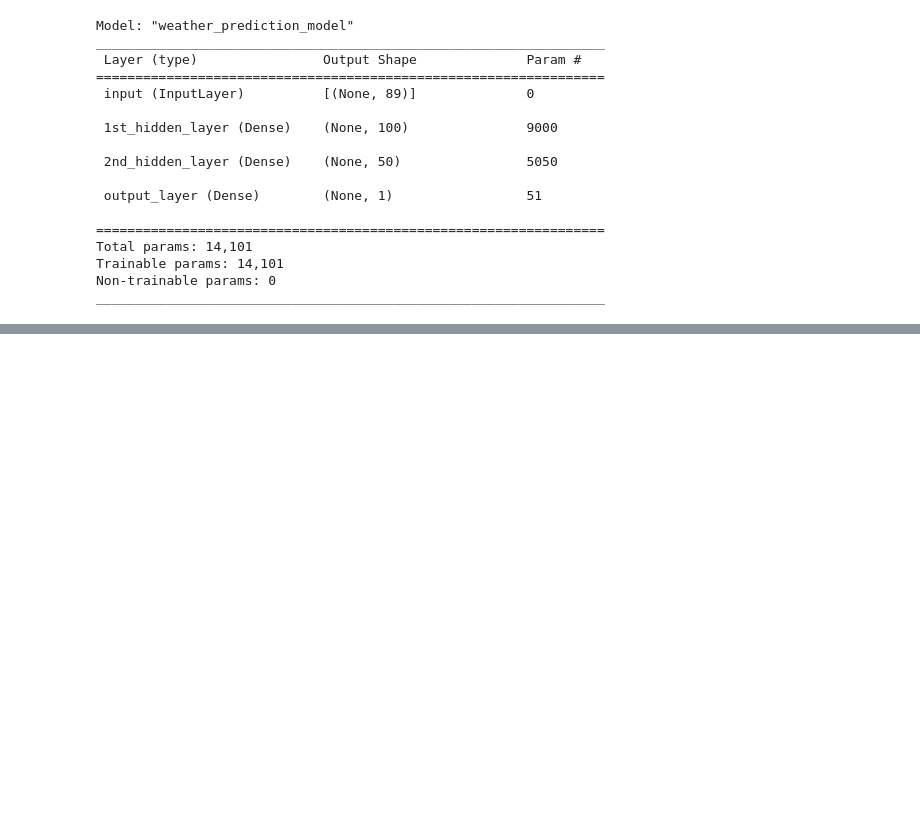
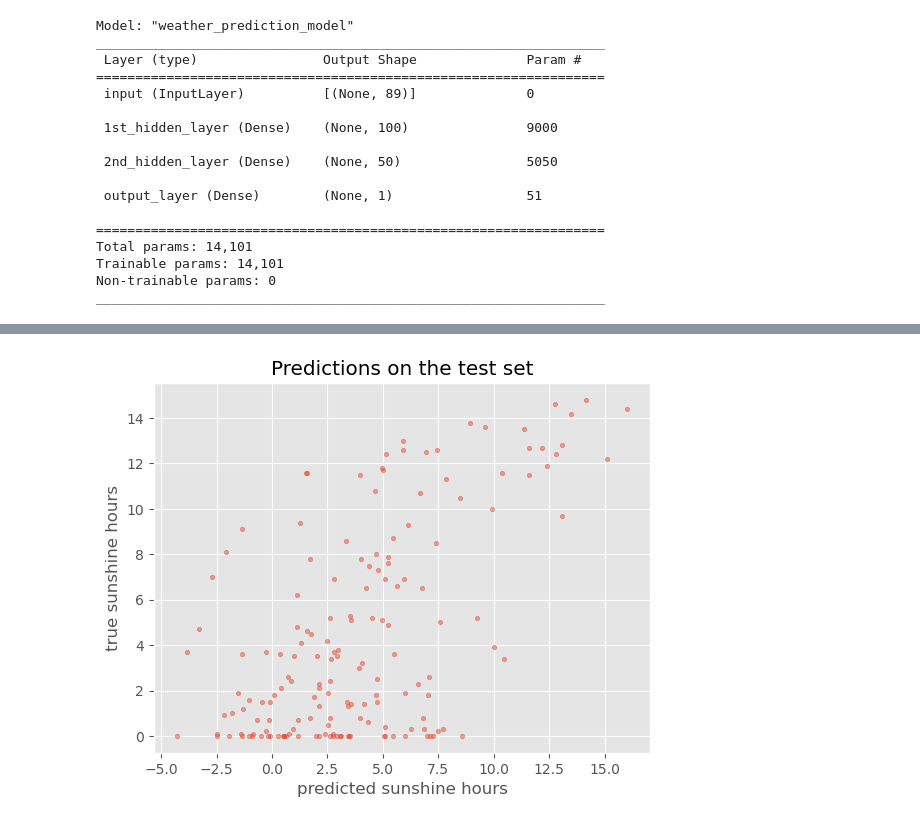
Before and after one commit to esciencecenter-digital-skills/2022-12-05-ds-dl-intro, a Jupyter notebook: files/lesson_3.ipynb, the cells around one changed output, grey strips where cells are left out. Cells and saved outputs as stored; diff of their text form; code cells hidden in the pictures; blank space fills up the shorter version.

```diff
--- a/files/lesson_3.ipynb
+++ b/files/lesson_3.ipynb
@@ -197,0 +297,4 @@ _________________________________________________________________
+# %%
+plot_predictions(y_test_predicted, y_test, title='Predictions on the test set')
+# %% [output]
+[figure, added]
```
Also changed, not shown: parts of 30 cells of this notebook.
